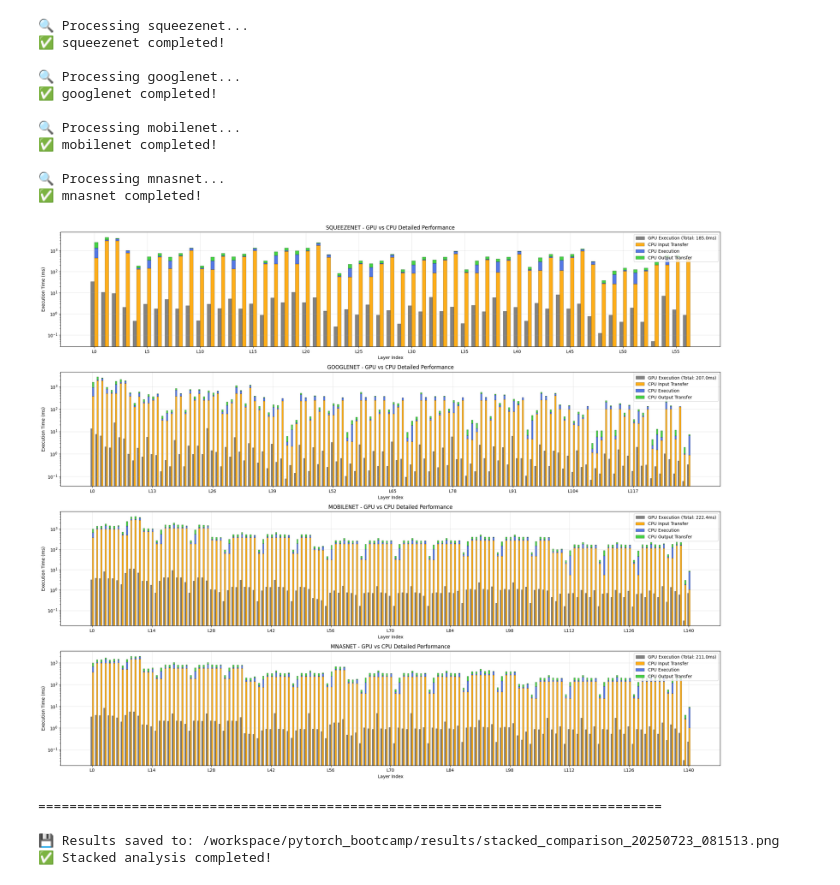
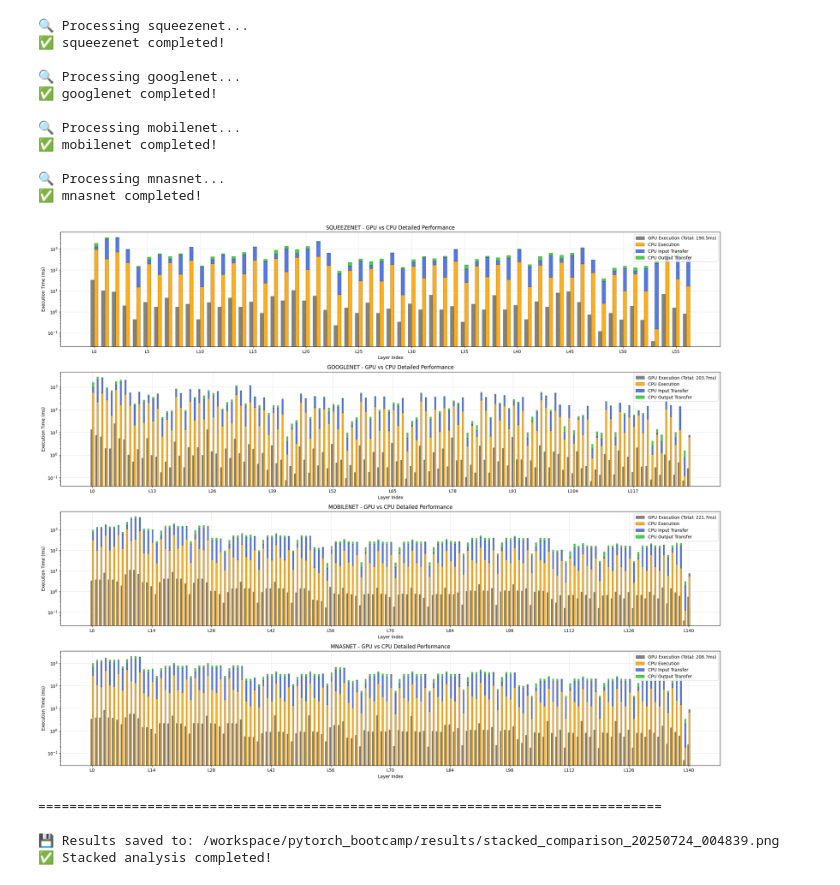
Before and after one commit to monkcat/pytorch_bootcamp, a Jupyter notebook: LaLaRAND.ipynb, the cells around one changed output. Saved outputs shown, nothing was run; the diff lists cells and outputs as text; code cells hidden in the pictures.

```diff
--- a/LaLaRAND.ipynb
+++ b/LaLaRAND.ipynb
@@ -372,40 +372,40 @@ for idx, (model_name, data) in enumerate(results.items()):
     # GPU는 단일 막대
     bars1 = ax.bar(x - width/2, gpu_exec_times, width, label=f'GPU Execution (Total: {gpu_total_time:.1f}ms)',
                     color="#070707", alpha=0.5, edgecolor='black', linewidth=0.5)
 
     # CPU 스택 막대
-    bars2 = ax.bar(x + width/2, cpu_input_times, width, label='CPU Input Transfer',
+    bars2 = ax.bar(x + width/2, cpu_exec_times, width, label='CPU Execution',
                     color='#FFA500', alpha=0.9, edgecolor='black', linewidth=0.3)
-    bars3 = ax.bar(x + width/2, cpu_exec_times, width, bottom=cpu_input_times,
-                    label='CPU Execution', color='#4169E1', alpha=0.9, edgecolor='black', linewidth=0.3)
+    bars3 = ax.bar(x + width/2, cpu_input_times, width, bottom=cpu_exec_times,
+                    label='CPU Input Transfer', color='#4169E1', alpha=0.9, edgecolor='black', linewidth=0.3)
     bars4 = ax.bar(x + width/2, cpu_output_times, width,
                     bottom=np.array(cpu_input_times) + np.array(cpu_exec_times), label='CPU Output Transfer', color='#32CD32', alpha=0.9, edgecolor='black', linewidth=0.3)
 
     # 그래프 설정
     ax.set_xlabel('Layer Index')
     ax.set_ylabel('Execution Time (ms)')
     ax.set_title(f'{model_name.upper()} - GPU vs CPU Detailed Performance')
     ax.set_xticks(x[::max(1, len(x)//10)])  # x축 라벨 간소화
     ax.set_xticklabels([layer_names[i] for i in range(0, len(layer_names), max(1, len(x)//10))])
     ax.legend()
     ax.grid(True, alpha=0.3)
     ax.set_yscale('log')  # 로그 스케일
 
 plt.tight_layout()
 
 # 저장 및 표시
 save_path = f'/workspace/pytorch_bootcamp/results/stacked_comparison_{timestamp}.png'
 plt.savefig(save_path, dpi=300, bbox_inches='tight')
 plt.show()
 
 print("=" * 80)
 print(f"\n💾 Results saved to: {save_path}")
 print("✅ Stacked analysis completed!")
 # %% [output]
-[figure, old version]
+[figure, new version]
 ================================================================================
 
-💾 Results saved to: /workspace/pytorch_bootcamp/results/stacked_comparison_20250723_081513.png
+💾 Results saved to: /workspace/pytorch_bootcamp/results/stacked_comparison_20250724_004839.png
 ✅ Stacked analysis completed!
 # %%
 timestamp = datetime.datetime.now().strftime("%Y%m%d_%H%M%S")
```
Also changed, not shown: parts of 15 cells of this notebook, 3 other files.
